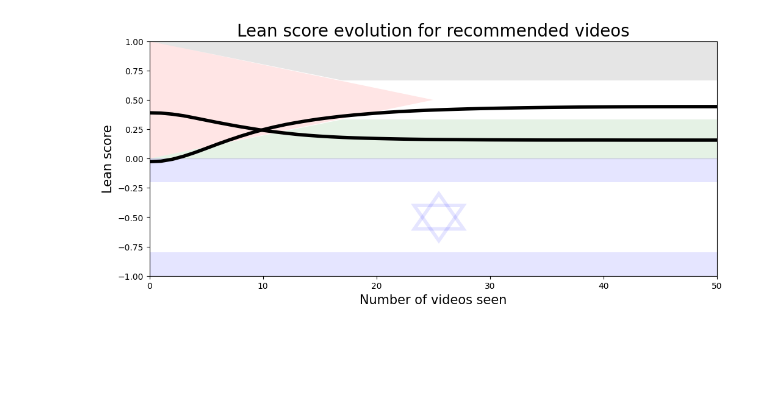
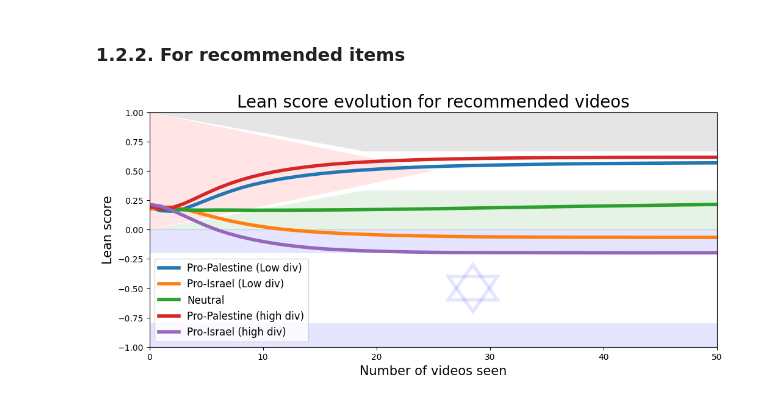
Before and after one commit to CoTimmers/YoutubeStats_results_analysis, a Jupyter notebook: notebooks/analysis.ipynb, the cells around one changed output. Saved outputs shown, nothing was run; the diff lists cells and outputs as text; code cells hidden in the pictures; blank space fills up the shorter version.

```diff
--- a/notebooks/analysis.ipynb
+++ b/notebooks/analysis.ipynb
@@ -329,3 +305,5 @@ lean_recommended_iems_pro_israel =  recommended_items_lean_evolution_per_persona
+# %% [markdown]
+### 1.2.2. For recommended items
 # %%
 def recommended_items_lean_evolution_per_session(session_id: str, window_size: Optional[int] = None) -> list:
     # Escape single quotes for safety when using f-strings in SQL
@@ -361,6 +339,7 @@ def recommended_items_lean_evolution_per_session(session_id: str, window_size: O
         SELECT
             rl.recommended_video_id AS video_id,
             rl.depth,
+            rl.recommendation_rank,
             v.llm_label
         FROM recommendation_log rl
         INNER JOIN annoted_videos v
@@ -370,6 +349,7 @@ def recommended_items_lean_evolution_per_session(session_id: str, window_size: O
         ORDER BY rl.depth ASC
         """
     )
+
 
     # 4) If no recs, just score context for each step
     if len(recs_df) == 0:
@@ -406,45 +386,77 @@ def recommended_items_lean_evolution_per_session(session_id: str, window_size: O
         if d < depth_min:
             return 0
         if d > depth_max:
             return int(full["cum_cnt"].iloc[-1])
         return int(full.loc[full["depth"] == d, "cum_cnt"].iloc[0])
 
     # 6) Build base and emulate "re-append ≤ depth block each step"
     base = pd.concat([context_videos_shuffled, recs_df], ignore_index=True)
     C = len(context_videos_shuffled)
     rec_prefix_indices = list(range(C, C + len(recs_df)))
 
     lean_scores = []
+    div_scores = []
     current_indices: list[int] = list(range(C))  # start with context only
 
     for d in range(int(nbr_context_videos), int(max_depth) + 1):
         r = cum_rows_for_depth(d)
         if r > 0:
             current_indices.extend(rec_prefix_indices[:r])  # duplicate-append to match original
 
         view = base.iloc[current_indices]
         if window_size:
             start_idx = max(0, len(view) - window_size)
             lean_scores.append(compute_lean_score(view.iloc[start_idx:]))
+            div_scores.append(compute_shanon_entropy(compute_proportions(view.iloc[start_idx:])))
         else:
             lean_scores.append(compute_lean_score(view))
+            div_scores.append(compute_shanon_entropy(compute_proportions(view.iloc[:])))
 
-    return lean_scores
-
-def recommended_items_lean_evolution_per_persona(personna: str, window_size: Optional[int] = None) -> list:
-    sessions = get_sessions_by_profile(personna)
-    all_vectors = [recommended_items_lean_evolution_per_session(session, window_size) for session in tqdm(sessions)]
-    # Convert to numpy array (shape: num_sessions x vector_length)
-    all_vectors = np.array(all_vectors)
-    # Compute element-wise mean across sessions (axis=0)
-    mean_vector = np.mean(all_vectors, axis=0)
-    return mean_vector
+    return lean_scores,div_scores
 
 
-lean_recommended_iems_pro_palestine =  recommended_items_lean_evolution_per_persona('Pro_palestine_low_div_En')
-lean_recommended_iems_pro_israel =  recommended_items_lean_evolution_per_persona('Pro_israel_low_div_En')
 
-data = [lean_recommended_iems_pro_palestine, lean_recommended_iems_pro_israel]
-plot_with_flags(data=data, title="Lean score evolution for recommended videos")
+def recommended_items_evolution_per_persona(personna: str, window_size: Optional[int] = None) -> list:
+    sessions = get_sessions_by_profile(personna)
+
+    all_lean_vectors = []
+    all_div_vectors = []
+    for session in sessions:
+        lean_scores,diversity_scores = recommended_items_lean_evolution_per_session(session, window_size)
+        all_lean_vectors.append(lean_scores)
+        all_div_vectors.append(diversity_scores)
+
+    # Convert to numpy array (shape: num_sessions x vector_length)
+    all_lean_vectors = np.array(all_lean_vectors)
+    mean_lean_vector = np.mean(all_lean_vectors, axis=0)
+
+    all_div_vectors = np.array(all_div_vectors)
+    mean_div_vector = np.mean(all_div_vectors,axis=0)
+
+
+    return mean_lean_vector,mean_div_vector,all_lean_vectors,all_div_vectors
+
+
+(lean_recommended_iems_pro_palestine, div_recommended_iems_pro_palestine,
+ all_lean_vectors_pro_palestine, all_div_vectors_pro_palestine) = recommended_items_evolution_per_persona('Pro_palestine_low_div_En_v3')
+
+(lean_recommended_iems_pro_israel, div_recommended_iems_pro_israel,
+ all_lean_vectors_pro_israel, all_div_vectors_pro_israel) = recommended_items_evolution_per_persona('Pro_israel_low_div_En_v3')
+
+(lean_recommended_iems_neutral, div_recommended_iems_neutral,
+ all_lean_vectors_neutral, all_div_vectors_neutral) = recommended_items_evolution_per_persona('Neutral_low_div_En_v3')
+
+(lean_recommended_iems_pro_palestine_high_div, div_recommended_iems_pro_palestine_high_div,
+ all_lean_vectors_pro_palestine_high_div, all_div_vectors_pro_palestine_high_div) = recommended_items_evolution_per_persona('Pro_palestine_high_div_En_v3')
+
+(lean_recommended_iems_pro_israel_high_div, div_recommended_iems_pro_israel_high_div,
+ all_lean_vectors_pro_israel_high_div, all_div_vectors_pro_israel_high_div) = recommended_items_evolution_per_persona('Pro_israel_high_div_En_v3')
+
+data = [all_lean_vectors_pro_palestine, all_lean_vectors_pro_israel, all_lean_vectors_neutral,all_lean_vectors_pro_palestine_high_div,all_lean_vectors_pro_israel_high_div]
+plot_with_flags(data=data, title="Lean score evolution for recommended videos",labels=["Pro-Palestine (Low div)","Pro-Israel (Low div)",
+                                                                                    "Neutral", "Pro-Palestine (high div)",
+                                                                                    "Pro-Israel (high div)"])
+
+data =[div_recommended_iems_pro_palestine,div_recommended_iems_pro_israel, div_recommended_iems_neutral,div_recommended_iems_pro_palestine_high_div,div_recommended_iems_pro_israel_high_div]
 # %% [output]
-[figure, old version]
+[figure, new version]
```
Also changed, not shown: parts of 25 cells of this notebook, 8 other files.
